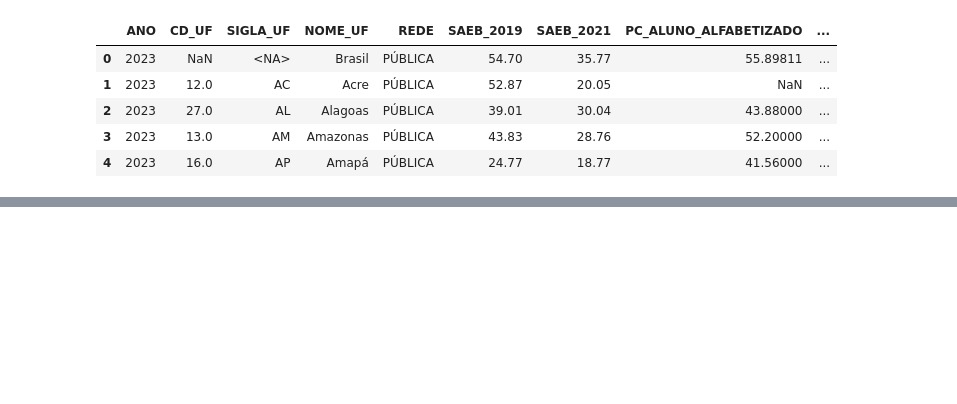
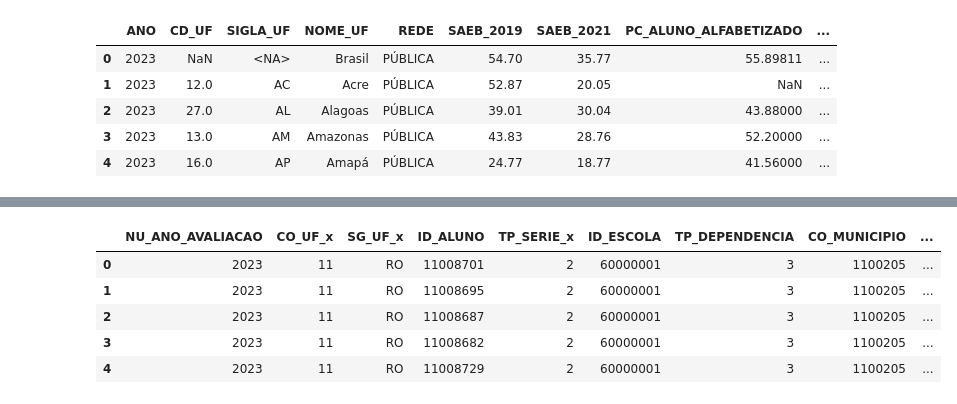
Before and after one commit to LucasRuizMartins/fiap_tech_challenge_02, a Jupyter notebook: notebooks/04 - pipeline_silver_gold_refat.ipynb, the cells around one changed output, grey strips where cells are left out. Cells and saved outputs as stored; diff of their text form; code cells hidden in the pictures; blank space fills up the shorter version.

```diff
--- a/notebooks/04 - pipeline_silver_gold_refat.ipynb
+++ b/notebooks/04 - pipeline_silver_gold_refat.ipynb
@@ -279,0 +548,9 @@ dataframe.head()
+# %%
+df_fato_full.head()
+# %% [output]
+|  | NU_ANO_AVALIACAO | CO_UF_x | SG_UF_x | ID_ALUNO | TP_SERIE_x | ID_ESCOLA | TP_DEPENDENCIA | CO_MUNICIPIO | ... |
+| 0 | 2023 | 11 | RO | 11008701 | 2 | 60000001 | 3 | 1100205 | ... |
+| 1 | 2023 | 11 | RO | 11008695 | 2 | 60000001 | 3 | 1100205 | ... |
+| 2 | 2023 | 11 | RO | 11008687 | 2 | 60000001 | 3 | 1100205 | ... |
+| 3 | 2023 | 11 | RO | 11008682 | 2 | 60000001 | 3 | 1100205 | ... |
+| 4 | 2023 | 11 | RO | 11008729 | 2 | 60000001 | 3 | 1100205 | ... |
```
Also changed, not shown: parts of 32 cells of this notebook, 2 other files.
